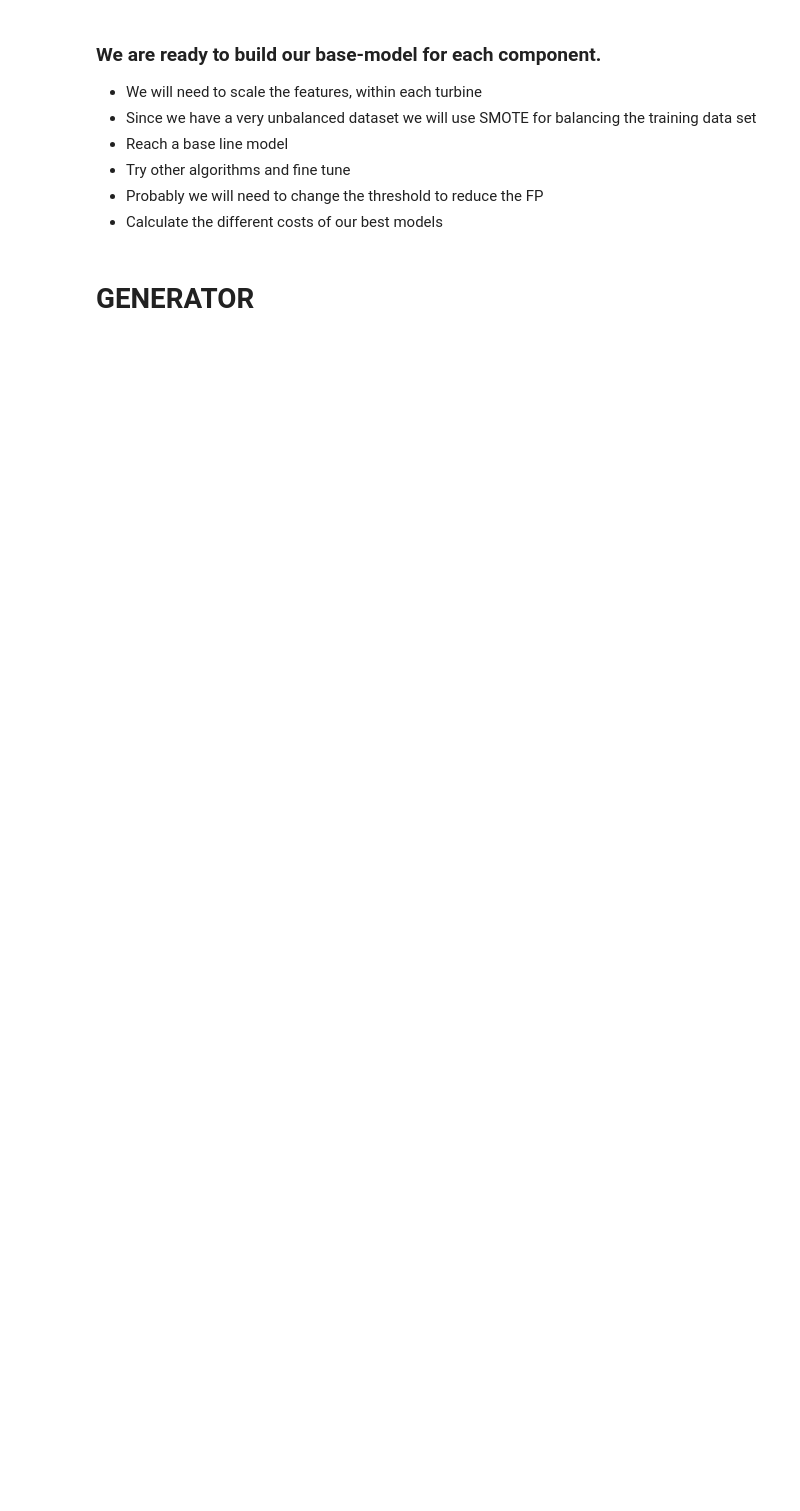
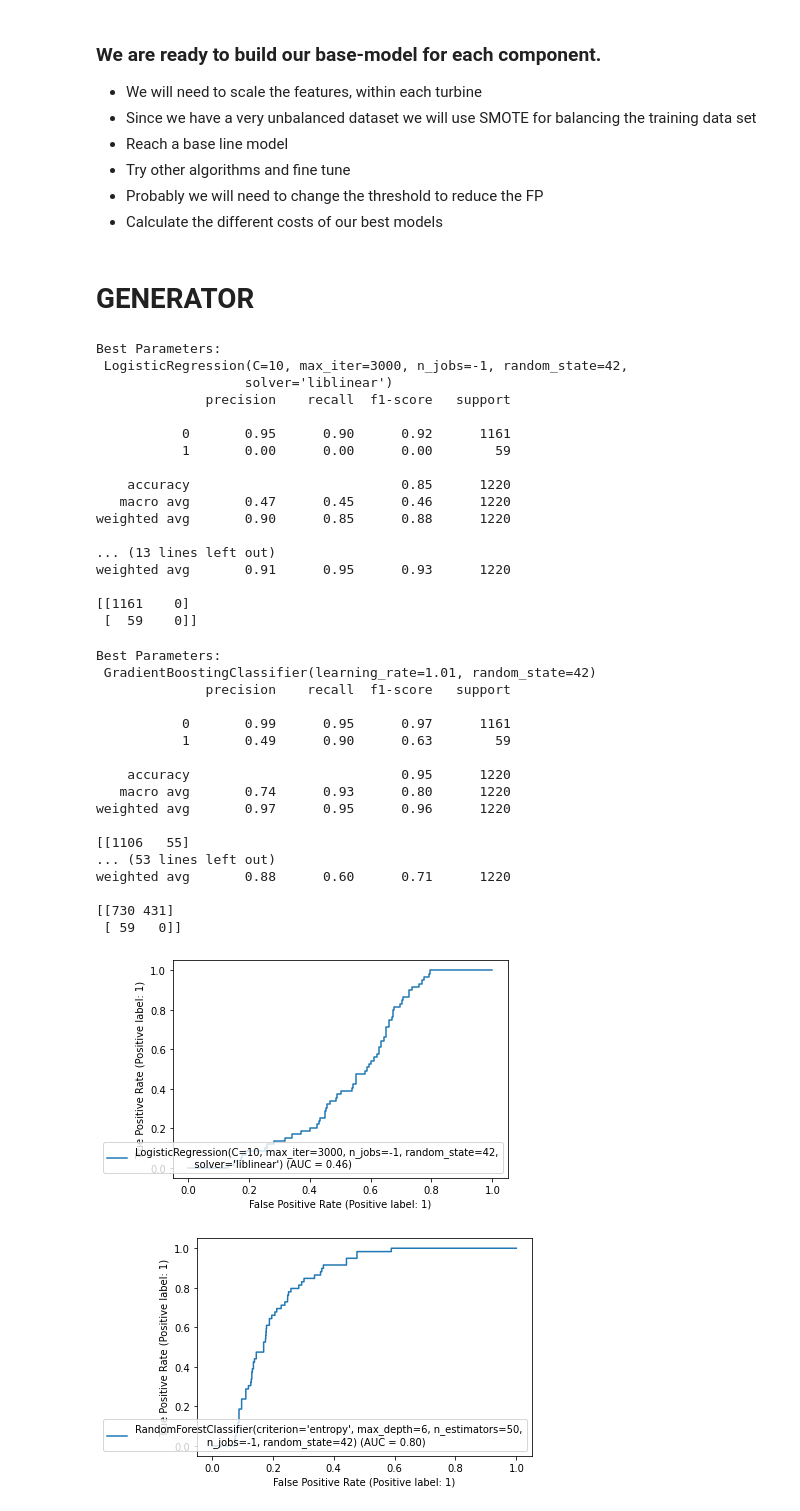
Before and after one commit to GGC17/htw, a Jupyter notebook: notebooks/model_bin_class.ipynb, the cells around one changed output. Cells and saved outputs as stored; diff of their text form; code cells hidden in the pictures; blank space fills up the shorter version.

Commit message:
Ready for Train

```diff
--- a/notebooks/model_bin_class.ipynb
+++ b/notebooks/model_bin_class.ipynb
@@ -236,3 +226,17 @@ def xgboost(X_train, X_test, y_train, y_test, label):
+# %%
+# Naive Bayes
+def gnb(X_train, X_test, y_train, y_test):
+    model = 'Gaussian NB'
+    clf_gnb = GaussianNB()
+    gs_params = {}
+    gs_score = 'roc_auc'
+
+    clf_gnb, pred_gnb= bin_classify(model, clf_gnb, X_train, X_test, y_train, y_test, params=gs_params, score=gs_score)
+    print('\nBest Parameters:\n',clf_gnb)
+
+    metrics(clf_gnb, X_test, y_test, pred_gnb['y_pred'])
+
+    return clf_gnb, pred_gnb
 # %% [markdown]
 # GENERATOR
 # %%
@@ -244,11 +248,9 @@ gen_col_drop = ['Gen_RPM_Min', 'Gen_RPM_Min_av', 'Gen_RPM_Min_sd', 'Gen_RPM_Avg'
                 'Blds_PitchAngle_Avg', 'Blds_PitchAngle_Avg_av', 'Blds_PitchAngle_Avg_sd',
                 'Amb_WindSpeed_Avg', 'Amb_WindSpeed_Avg_av', 'Amb_WindSpeed_Avg_sd',
                 'Amb_WindSpeed_Std', 'Amb_WindSpeed_Std_av', 'Amb_WindSpeed_Std_sd',
-                'Cont_Hub_Temp_Avg', 'Cont_Hub_Temp_Avg_av', 'Cont_Hub_Temp_Avg_sd',
                 'Cont_Top_Temp_Avg', 'Cont_Top_Temp_Avg_av', 'Cont_Top_Temp_Avg_sd',
                 'Cont_VCP_Temp_Avg', 'Cont_VCP_Temp_Avg_av', 'Cont_VCP_Temp_Avg_sd',
                 'Nac_Temp_Avg', 'Nac_Temp_Avg_av', 'Nac_Temp_Avg_sd',
-                'Nac_Direction_Avg', 'Nac_Direction_Avg_av', 'Nac_Direction_Avg_sd',
                 'Grd_Busbar_Temp_Avg', 'Grd_Busbar_Temp_Avg_av', 'Grd_Busbar_Temp_Avg_sd']
 # %%
 # Drop columns
@@ -257,13 +259,53 @@ generator_test = generator_test.drop(columns=gen_col_drop)
 # %%
 # Scale
-X_train_scale, X_test_scale = scale(generator_train, generator_test)
-y_train = generator_train['Failure']
-y_test = generator_test['Failure']
+X_train_gen, X_test_gen = scale(generator_train, generator_test)
+# %%
+# Define target and Data Augmentation on training data
+y_train_gen = generator_train['Failure']
+y_test_gen = generator_test['Failure']
+X_train_gen, y_train_gen = data_aug(X_train_gen, y_train_gen)
 # %%
-pred_logreg_gen = {}
-pred_rfc_gen = {}
-pred_gbc_gen = {}
-pred_knn_gen = {}
-pred_abc_gen = {}
-pred_svc_gen = {}
-pred_xgb_gen = {}
+clf_logreg_gen, pred_logreg_gen = logreg(X_train_gen, X_test_gen, y_train_gen, y_test_gen)
+clf_rfc_gen, pred_rfc_gen = rfc(X_train_gen, X_test_gen, y_train_gen, y_test_gen)
+clf_gbc_gen, pred_gbc_gen = gbc(X_train_gen, X_test_gen, y_train_gen, y_test_gen)
+clf_knn_gen, pred_knn_gen = knn(X_train_gen, X_test_gen, y_train_gen, y_test_gen)
+clf_abc_gen, pred_abc_gen = abc(X_train_gen, X_test_gen, y_train_gen, y_test_gen)
+clf_svc_gen, pred_svc_gen = svc(X_train_gen, X_test_gen, y_train_gen, y_test_gen)
+clf_gnb_gen, pred_gnb_gen = gnb(X_train_gen, X_test_gen, y_train_gen, y_test_gen)
+# %% [output]
+Best Parameters:
+ LogisticRegression(C=10, max_iter=3000, n_jobs=-1, random_state=42,
+                   solver='liblinear')
+              precision    recall  f1-score   support
+
+           0       0.95      0.90      0.92      1161
+           1       0.00      0.00      0.00        59
+
+    accuracy                           0.85      1220
+   macro avg       0.47      0.45      0.46      1220
+weighted avg       0.90      0.85      0.88      1220
+
+... (13 lines left out)
+weighted avg       0.91      0.95      0.93      1220
+
+[[1161    0]
+ [  59    0]]
+Best Parameters:
+ GradientBoostingClassifier(learning_rate=1.01, random_state=42)
+              precision    recall  f1-score   support
+
+           0       0.99      0.95      0.97      1161
+           1       0.49      0.90      0.63        59
+
+    accuracy                           0.95      1220
+   macro avg       0.74      0.93      0.80      1220
+weighted avg       0.97      0.95      0.96      1220
+
+[[1106   55]
+... (53 lines left out)
+weighted avg       0.88      0.60      0.71      1220
+
+[[730 431]
+ [ 59   0]]
+[figure, added]
+[figure, added]
```
Also changed, not shown: parts of 36 cells of this notebook.
